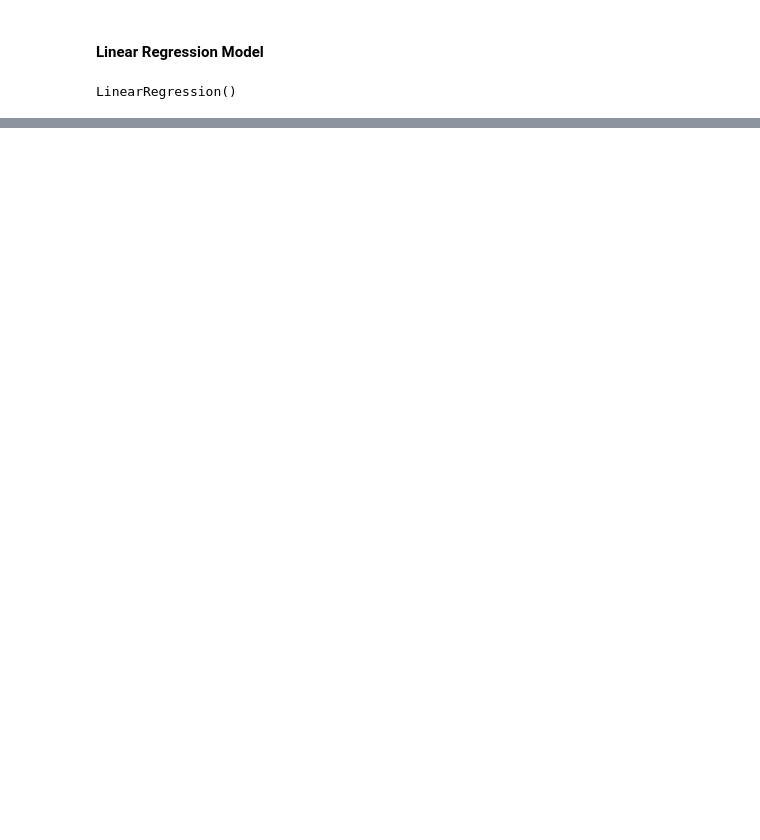
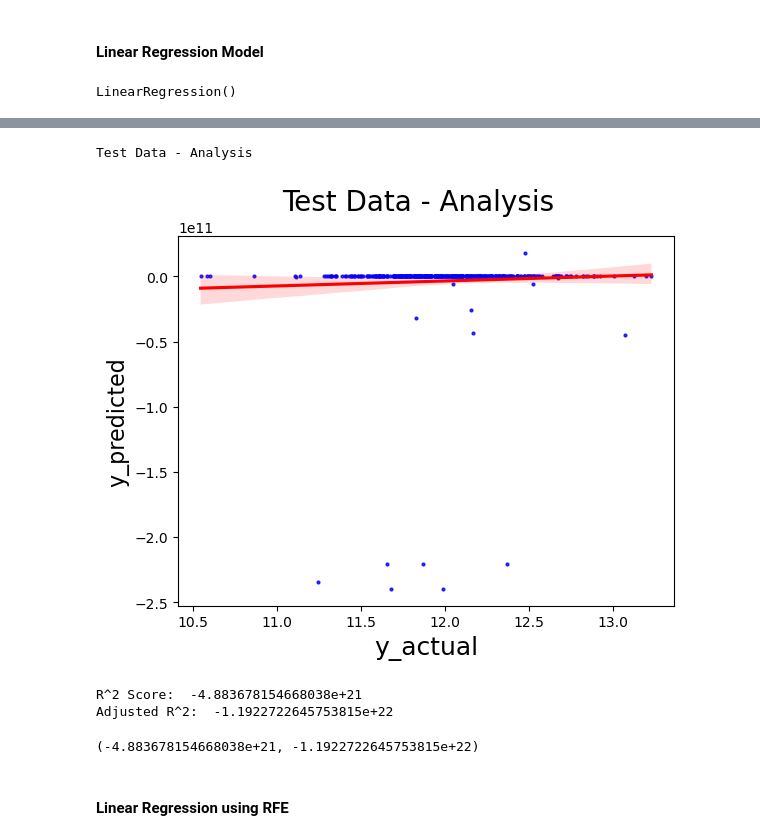
Before and after one commit to ncjanardhan-outlook/ncjpersonal, a Jupyter notebook: Advanced Regression Assignment/Advanced Regression Assignment Soln.ipynb, the cells around one changed output, grey strips where cells are left out. Drawn from its saved outputs; the diff is of its cells as text; code cells hidden in the pictures; blank space fills up the shorter version.

```diff
--- a/Advanced Regression Assignment/Advanced Regression Assignment Soln.ipynb
+++ b/Advanced Regression Assignment/Advanced Regression Assignment Soln.ipynb
@@ -344,0 +357,10 @@ Adjusted R^2:  0.8668904880854181
+# %%
+EvaluateModelByPrediction(Xtest=X_test, Ytest=y_test,lrmodel=lr, text='Test Data - Analysis')
+# %% [output]
+Test Data - Analysis
+[figure, added]
+R^2 Score:  -4.883678154668038e+21
+Adjusted R^2:  -1.1922722645753815e+22
+(-4.883678154668038e+21, -1.1922722645753815e+22)
+# %% [markdown]
+#### Linear Regression using RFE
```
Also changed, not shown: parts of 11 cells of this notebook.
